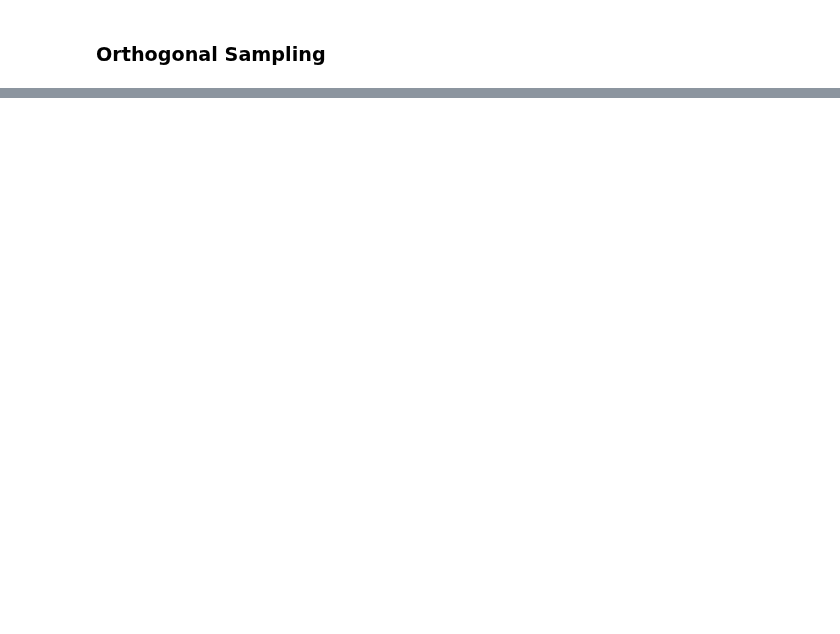
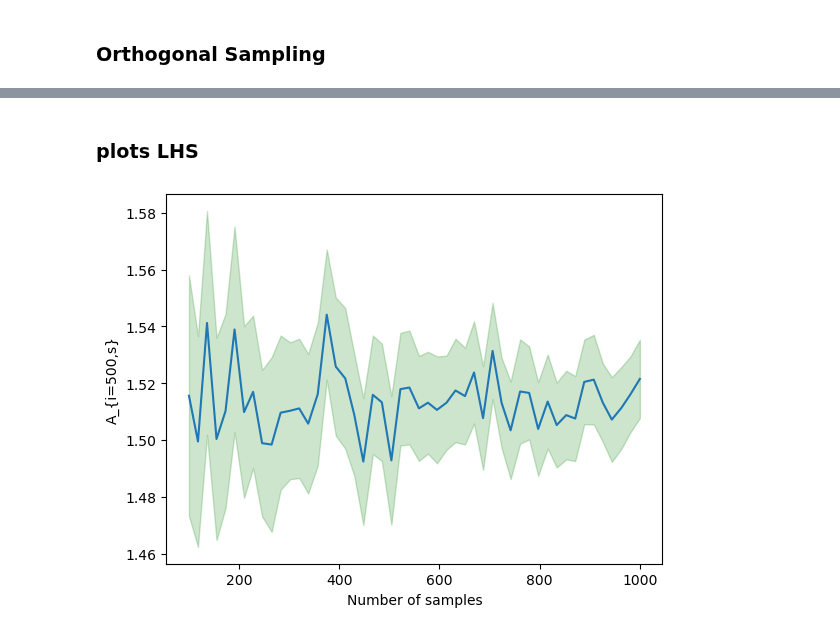
Before and after one commit to LodeVermeulen/stochastic-simulation, a Jupyter notebook: Homework 1/exercise1.ipynb, the cells around one changed output, grey strips where cells are left out. Drawn from its saved outputs; the diff is of its cells as text; code cells hidden in the pictures; blank space fills up the shorter version.

```diff
--- a/Homework 1/exercise1.ipynb
+++ b/Homework 1/exercise1.ipynb
@@ -356,0 +419,11 @@ def confidence_interval(result, p_val=0.95):
+# %% [markdown]
+### plots LHS
+# %%
+mean_LHS, lowerbound_LHS, upperbound_LHS = confidence_interval(results_LHS[-1, :, :], axis=1)
+plt.plot(num_samples_LHS, mean_LHS)
+plt.xlabel("Number of samples")
+plt.fill_between(num_samples_LHS, lowerbound_LHS, upperbound_LHS, alpha=0.2, color="green")
+plt.ylabel(r'A_{i=500,s}')
+plt.show()
+# %% [output]
+[figure, added]
```
Also changed, not shown: parts of 21 cells of this notebook, 3 other files.
